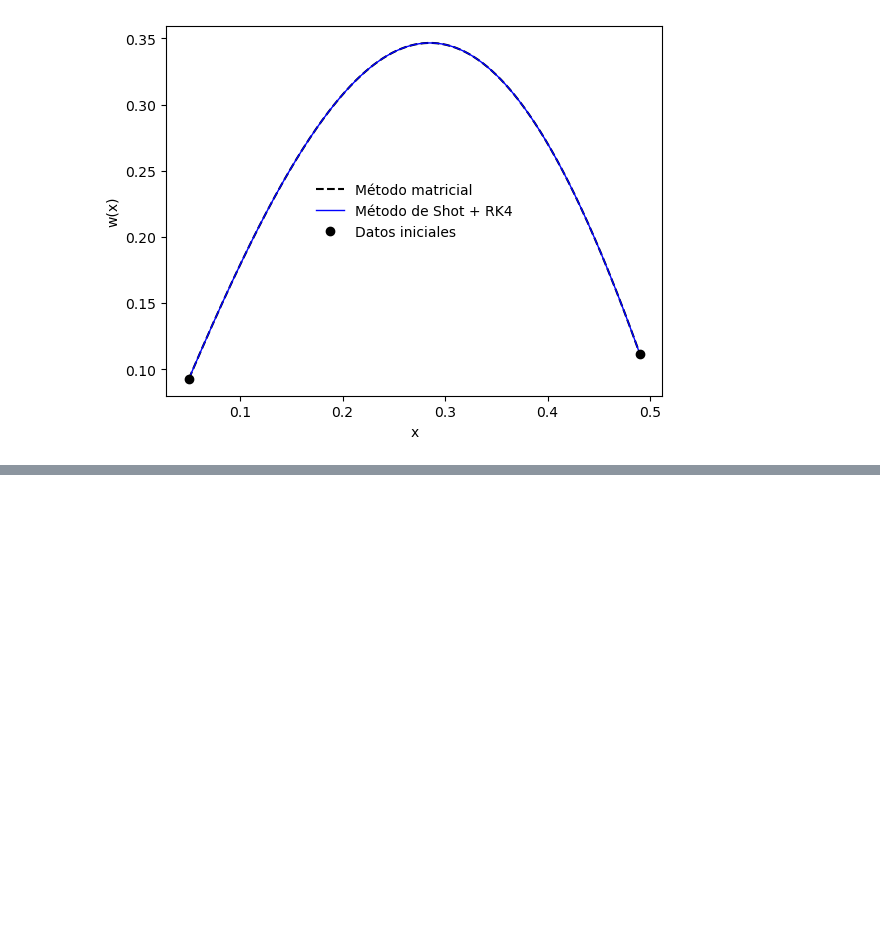
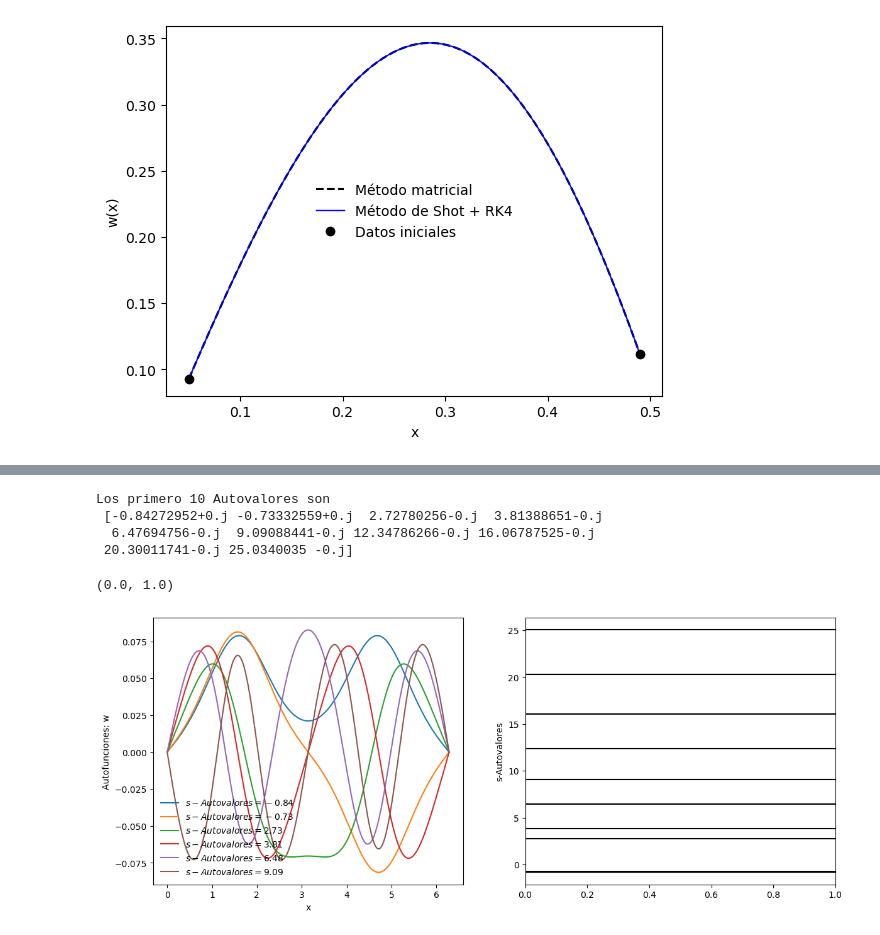
Before and after one commit to Mandy8808/Metodos_Numericos_2024, a Jupyter notebook: Lectures/Primer_Bloque/Lecture_part6.ipynb, the cells around one changed output, grey strips where cells are left out. Cells and saved outputs as stored; diff of their text form; code cells hidden in the pictures; blank space fills up the shorter version.

```diff
--- a/Lectures/Primer_Bloque/Lecture_part6.ipynb
+++ b/Lectures/Primer_Bloque/Lecture_part6.ipynb
@@ -762,0 +962,22 @@ Text(0, 0.5, 'w(x)')
+# %%
+# implementación
+def matriz2(data, info=False, q=1.5):
+    a, b, npt = data
+    h = (b-a)/(npt-1)  # h = 2*np.pi/npt equivale a tomar a=0, b=2pi, npt-1=N
+    xi = a + np.arange(npt)*h  # np.arange(npt)*h
+
+    # creando alpha, beta, gamma discretos
+    alphaj = -2-2*h**2*q*np.cos(2*xi)
+
+    # Creando la matriz de dimensión n x n
+    A = np.zeros((npt, npt))
+    np.fill_diagonal(A[:, :], alphaj)  # recordar que no incluye el x_0
+    np.fill_diagonal(A[1:-1, :], 1)  # recordar que no incluye el x_0
+    np.fill_diagonal(A[1:, 2:], 1)  # recordar que no incluye el x_0
+    A[0, -1] = 1
+    A[0,-1] = 1
+
+    if info:
+        print(A)
+
+    return A, xi, h
@@ -762,0 +1033,7 @@ Text(0, 0.5, 'w(x)')
+# %%
+print('Los primero 10 Autovalores son \n', sEngF2[:10])
+# %% [output]
+Los primero 10 Autovalores son
+ [-0.84272952+0.j -0.73332559+0.j  2.72780256-0.j  3.81388651-0.j
+  6.47694756-0.j  9.09088441-0.j 12.34786266-0.j 16.06787525-0.j
+ 20.30011741-0.j 25.0340035 -0.j]
@@ -762,0 +1047,20 @@ Text(0, 0.5, 'w(x)')
+# %%
+fig, ax = plt.subplots(nrows=1, ncols=2, figsize=(14, 5.5))
+
+for i in range(6):
+    y = VF1[:, i]
+    ax[0].plot(xi, y, label=r'$s-Autovalores=%3.2f$'%sEngF2[i])
+
+
+ax[0].legend(frameon=False)
+ax[0].set_ylabel('Autofunciones: w')
+ax[0].set_xlabel('x')
+
+for i in range(10):
+    ax[1].hlines(y=sEngF2[i], xmin=0, xmax=1, color='k')
+
+ax[1].set_ylabel(r's-Autovalores')
+ax[1].set_xlim(0, 1)
+# %% [output]
+(0.0, 1.0)
+[figure, added]
```
Also changed, not shown: parts of 18 cells of this notebook, 11 other files.
